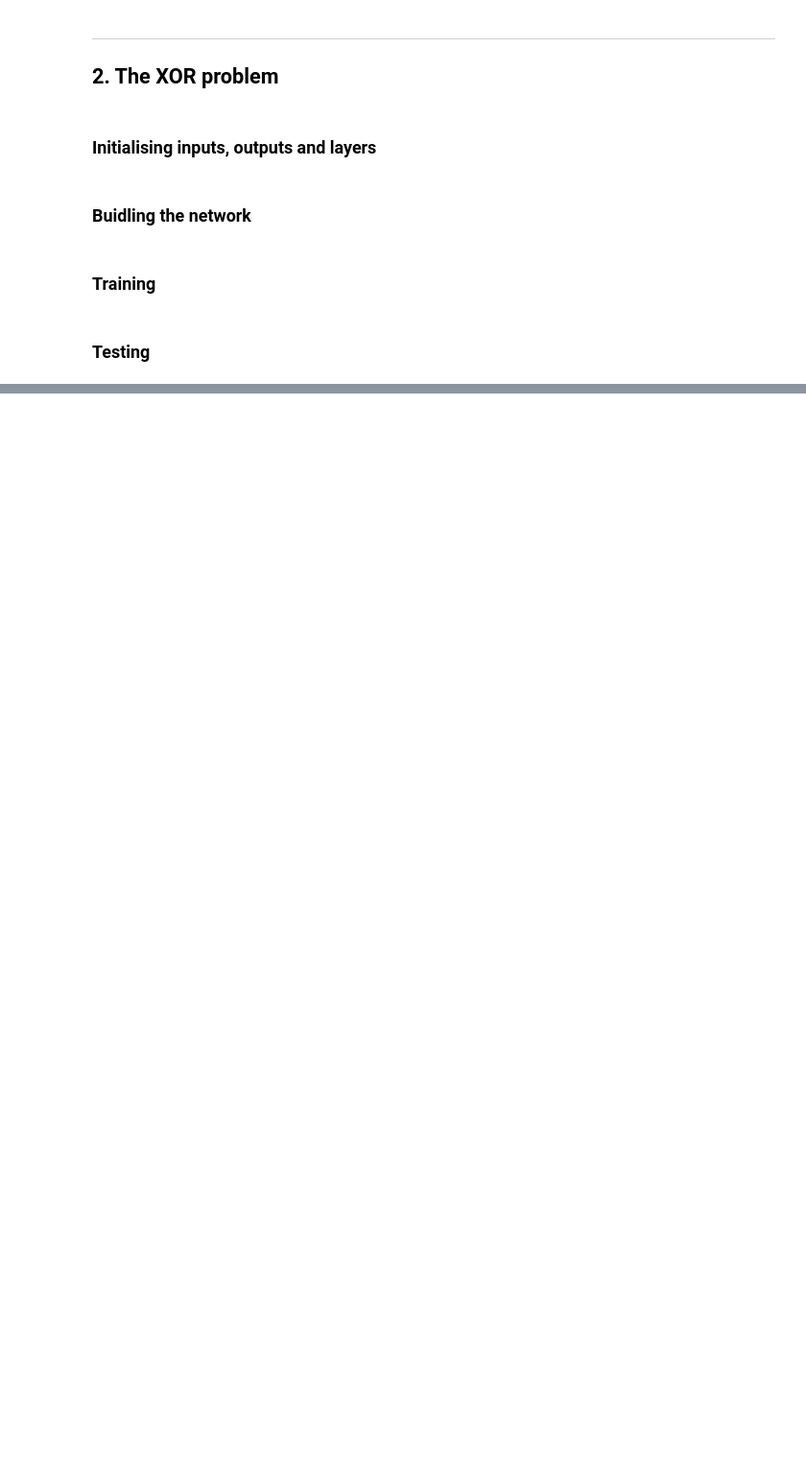
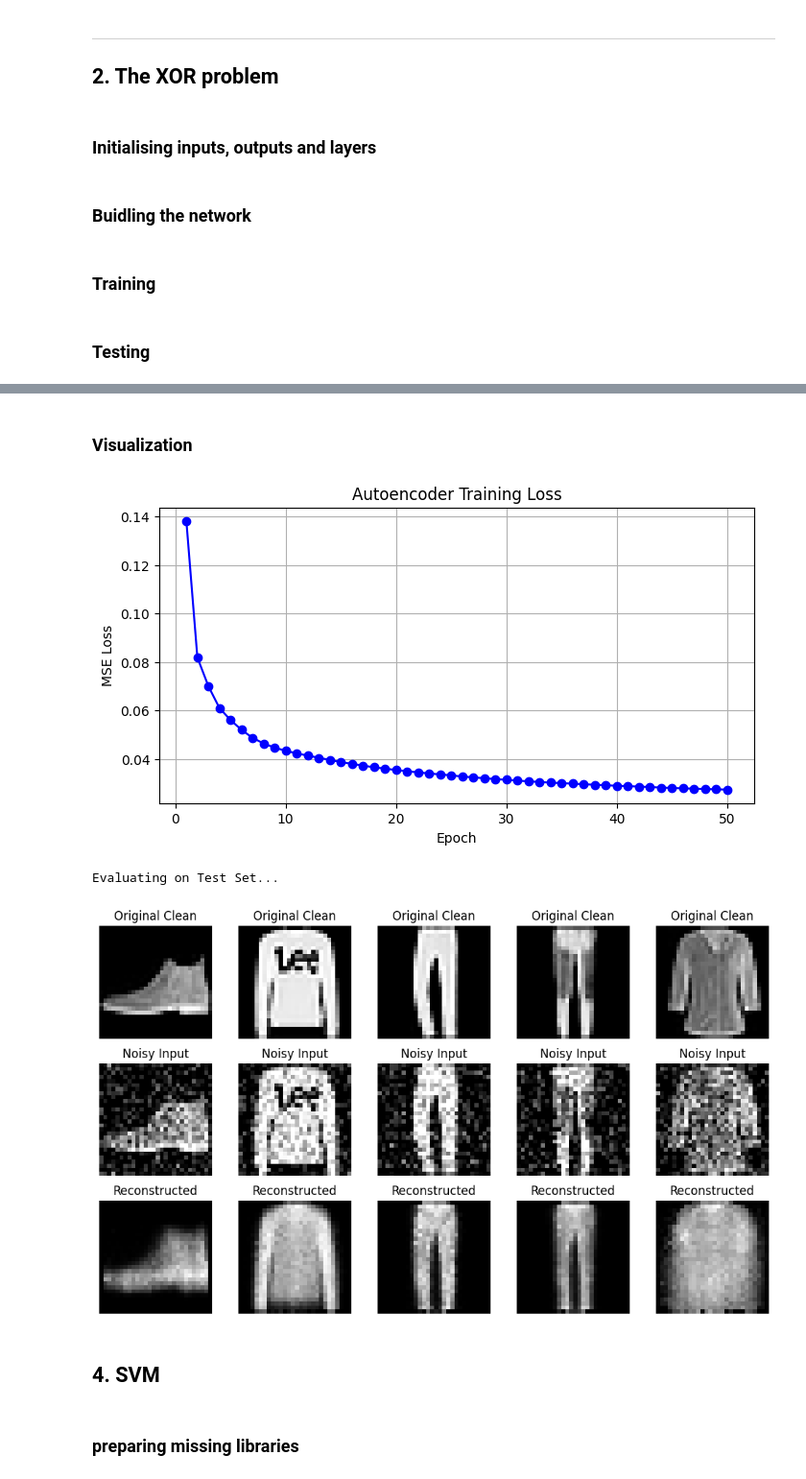
Before and after one commit to Mohamed-Abd-elGhaffar/CI_Project, a Jupyter notebook: notebooks/project_demo.ipynb, the cells around one changed output, grey strips where cells are left out. Shown at 96% size. Drawn from its saved outputs; the diff is of its cells as text; code cells hidden in the pictures; blank space fills up the shorter version.

```diff
--- a/notebooks/project_demo.ipynb
+++ b/notebooks/project_demo.ipynb
@@ -127,0 +245,50 @@ Input: [1 1] | True: 0 | Predicted: 0.0394
+# %% [markdown]
+### Visualization
+# %%
+# 3. Plot the Loss Curve
+plt.figure(figsize=(8, 4))
+plt.plot(range(1, epochs + 1), CLib_loss_history , marker='o', color='b')
+plt.title("Autoencoder Training Loss")
+plt.xlabel("Epoch")
+plt.ylabel("MSE Loss")
+plt.grid(True)
+plt.show()
+
+# 4. Visualization: Original vs Reconstructed
+print("\nEvaluating on Test Set...")
+for layer in autoencoder.layers:
+    if hasattr(layer, 'is_training'):
+        layer.is_training = False
+
+reconstructed_images = autoencoder.forward(x_test_noisy[:5])
+
+plt.figure(figsize=(10, 6))
+for i in range(5):
+    # Display Original Clean
+    ax = plt.subplot(3, 5, i + 1)
+    plt.imshow(x_test_clean[i].reshape(28, 28), cmap='gray')
+    ax.set_title("Original Clean")
+    ax.axis('off')
+
+    # Display Noisy Input
+    ax = plt.subplot(3, 5, i + 1 + 5)
+    plt.imshow(x_test_noisy[i].reshape(28, 28), cmap='gray')
+    ax.set_title("Noisy Input")
+    ax.axis('off')
+
+    # Display Reconstructed Output
+    ax = plt.subplot(3, 5, i + 1 + 10)
+    plt.imshow(reconstructed_images[i].reshape(28, 28), cmap='gray')
+    ax.set_title("Reconstructed")
+    ax.axis('off')
+
+plt.tight_layout()
+plt.show()
+# %% [output]
+[figure, added]
+Evaluating on Test Set...
+[figure, added]
+# %% [markdown]
+## 4. SVM
+# %% [markdown]
+### preparing missing libraries
```
Also changed, not shown: parts of 33 cells of this notebook.
